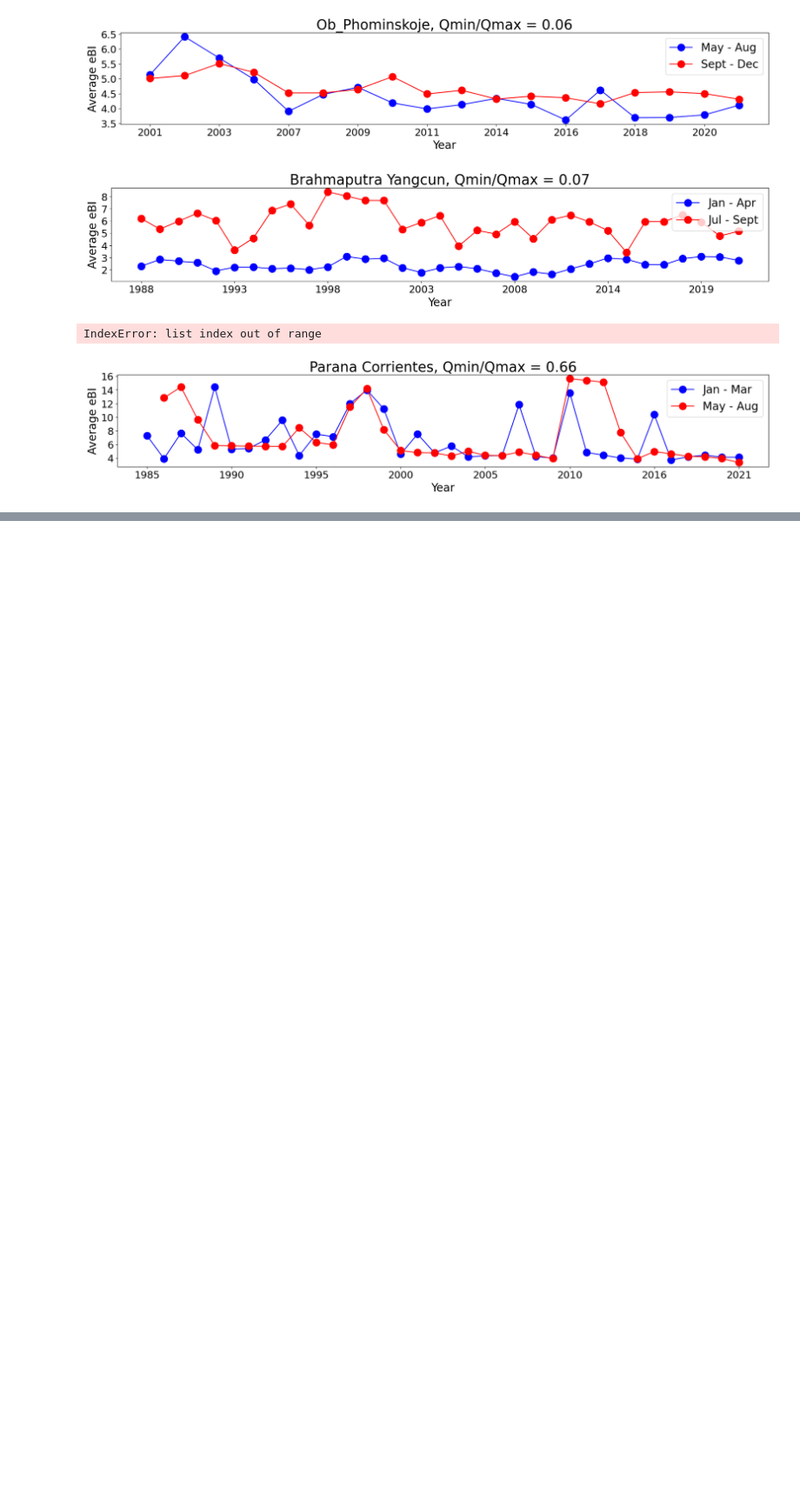
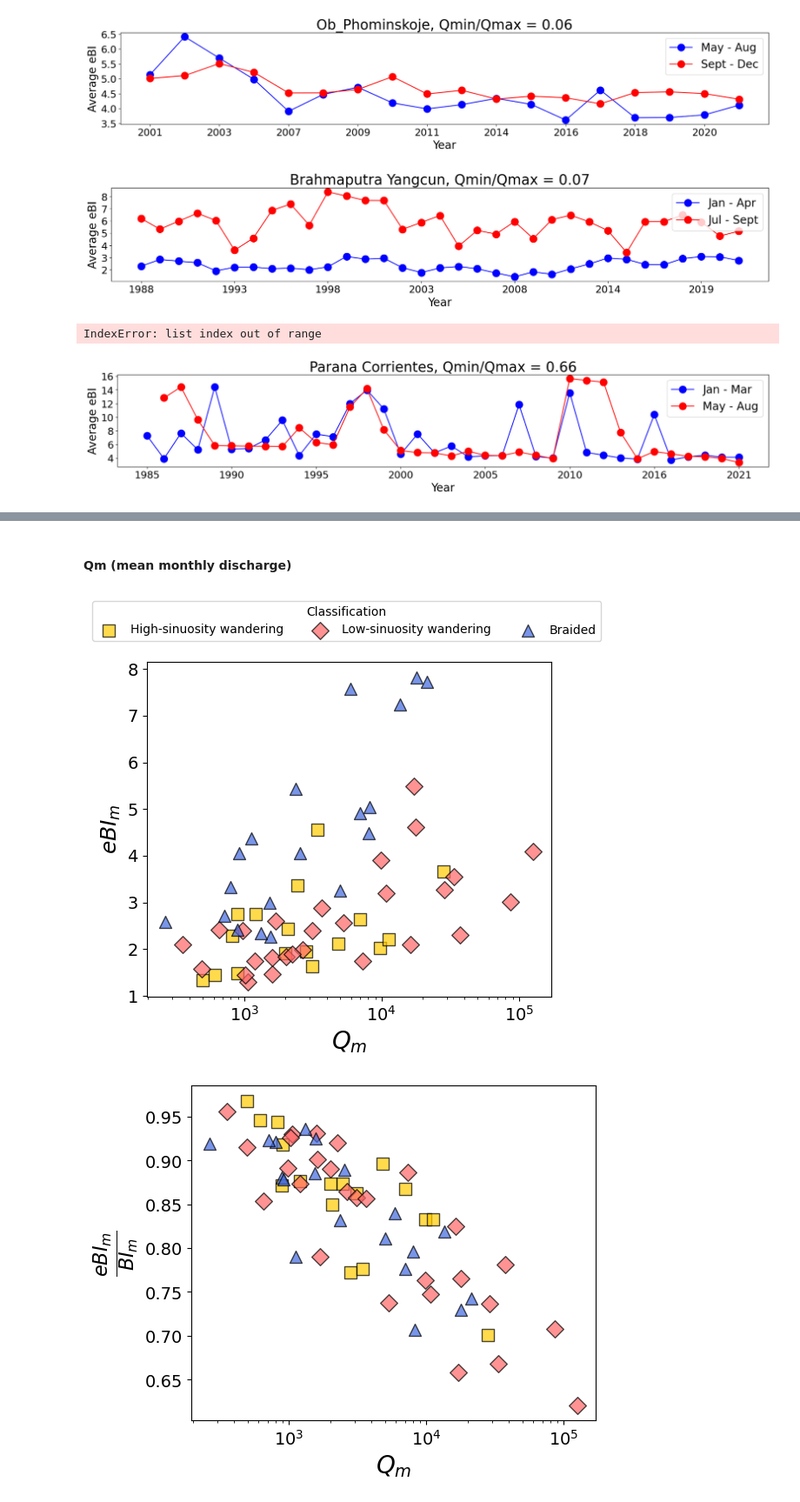
Before and after one commit to feifeixzhao/eBIcalculator, a Jupyter notebook: plot_eBI.ipynb, the cells around one changed output, grey strips where cells are left out. Shown at 87% size. Saved outputs shown, nothing was run; the diff lists cells and outputs as text; code cells hidden in the pictures; blank space fills up the shorter version.

```diff
--- a/plot_eBI.ipynb
+++ b/plot_eBI.ipynb
@@ -734,0 +571,68 @@ Mean yearly eBI difference for eBI_results.csv: 0.42126589888916977
+# %% [markdown]
+#### Qm (mean monthly discharge)
+# %%
+statistics_df['mean_ebi_bi'] = statistics_df['Mean_eBI'] / statistics_df['Mean_BI']
+statistics_df['range_ebi_bi'] = statistics_df['eBI_range'] / statistics_df['Mean_BI']
+
+
+fig1 = plt.figure(figsize=(6, 5))
+fig2 = plt.figure(figsize=(6, 5))
+fig3 = plt.figure(figsize=(6, 5))
+fig4 = plt.figure(figsize=(6, 5))
+
+markers = {'HSW': 's', 'LSW': 'D', 'B': '^'}
+colors = {'HSW': '#FFCC00', 'LSW': '#FF6666', 'B': '#4169E1'}
+
+ax1 = fig1.add_subplot(111)
+ax2 = fig2.add_subplot(111)
+ax3 = fig3.add_subplot(111)
+ax4 = fig4.add_subplot(111)
+
+for cls in markers:
+    ax1.scatter(statistics_df[statistics_df['Classification'] == cls]['Qm'],
+                   statistics_df[statistics_df['Classification'] == cls]['Mean_eBI'],
+                   label=cls, marker=markers[cls], c=colors[cls], edgecolors='black', s=100, alpha=0.7) # s is size of markers
+
+    ax2.scatter(statistics_df[statistics_df['Classification'] == cls]['Qm'],
+                   statistics_df[statistics_df['Classification'] == cls]['mean_ebi_bi'],
+                   label=cls, marker=markers[cls], c=colors[cls], edgecolors='black', s=100, alpha=0.7) # s is size of markers
+    ax3.scatter(statistics_df[statistics_df['Classification'] == cls]['Qm'],
+                   statistics_df[statistics_df['Classification'] == cls]['Std_eBI'],
+                   label=cls, marker=markers[cls], c=colors[cls], edgecolors='black', s=100, alpha=0.7) # s is size of markers
+    ax4.scatter(statistics_df[statistics_df['Classification'] == cls]['Qm'],
+                   statistics_df[statistics_df['Classification'] == cls]['eBI_range'],
+                   label=cls, marker=markers[cls], c=colors[cls], edgecolors='black', s=100, alpha=0.7) # s is size of markers
+
+
+
+ax1.set_xlabel(r'${Q_{m}}$', fontsize=20)
+ax1.set_ylabel(r'${eBI_{m}}$', fontsize=18)
+ax2.set_xlabel(r'${Q_{m}}$', fontsize=20)
+ax2.set_ylabel(r'$\frac{eBI_{m}}{BI_{m}}$', fontsize=23)
+ax3.set_xlabel(r'${Q_{m}}$', fontsize=20)
+ax3.set_ylabel(r'${eBI_{std}}$', fontsize=18)
+ax4.set_xlabel(r'${Q_{m}}$', fontsize=20)
+ax4.set_ylabel(r'${eBI_{95-5}}$', fontsize=18)
+
+planform_type = {'HSW': 'High-sinuosity wandering', 'LSW': 'Low-sinuosity wandering', 'B': 'Braided'}
+
+for ax in [ax1, ax2, ax3,ax4]:
+    ax.set_xscale('log')
+    ax.tick_params(axis='both', which='major', labelsize=14)
+
+# for i, row in statistics_df.iterrows():
+#     ax1.annotate(row['River'], (row['Qm'], row['Mean_eBI']), textcoords="offset points", xytext=(0,10), ha='center', fontsize=10)
+#     ax2.annotate(row['River'], (row['Qm'], row['mean_ebi_bi']), textcoords="offset points", xytext=(0,10), ha='center', fontsize=10)
+planform_type = {'HSW': 'High-sinuosity wandering', 'LSW': 'Low-sinuosity wandering', 'B': 'Braided'}
+legend = ax1.legend(title='Classification', loc='upper left', bbox_to_anchor=(-0.15,1.2), ncol=len(markers), labels=planform_type.values())
+
+plt.show()
+
+#save figure
+# fig1.savefig(r"C:\Users\Feifei\Box\BR_remote_sensing\figures\mean_eBI_Q.pdf", format='pdf',dpi=500, bbox_inches='tight',transparent=True)
+# fig1.savefig(r"C:\Users\Feifei\Box\BR_remote_sensing\figures\mean_eBI_Q.tif", format='tif', dpi=500, bbox_inches='tight')
+# fig2.savefig(r"C:\Users\Feifei\Box\BR_remote_sensing\figures\mean_eBI_BI.pdf", format='pdf',dpi=500, bbox_inches='tight',transparent=True)
+# fig2.savefig(r"C:\Users\Feifei\Box\BR_remote_sensing\figures\mean_eBI_BI.tif", format='tif', dpi=500, bbox_inches='tight')
+# %% [output]
+[figure, added]
+[figure, added]
```
Also changed, not shown: parts of 24 cells of this notebook, 2 other files.
